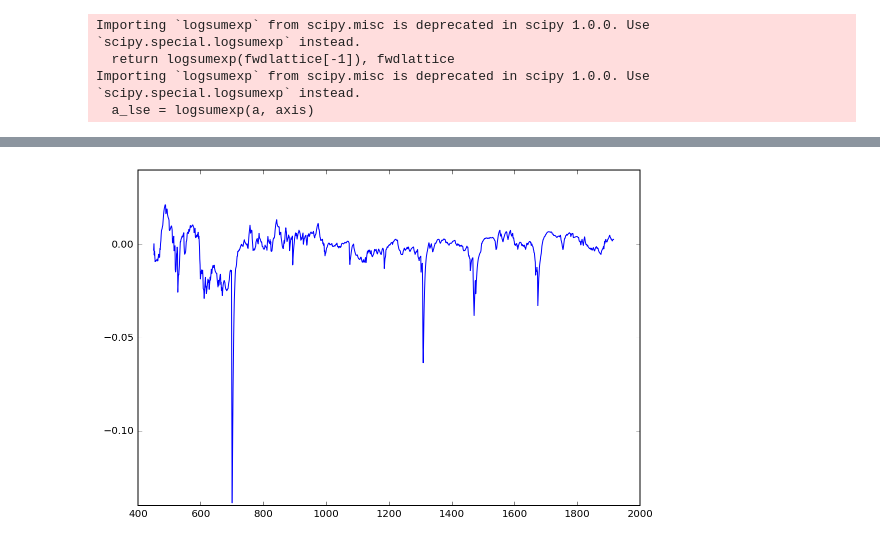
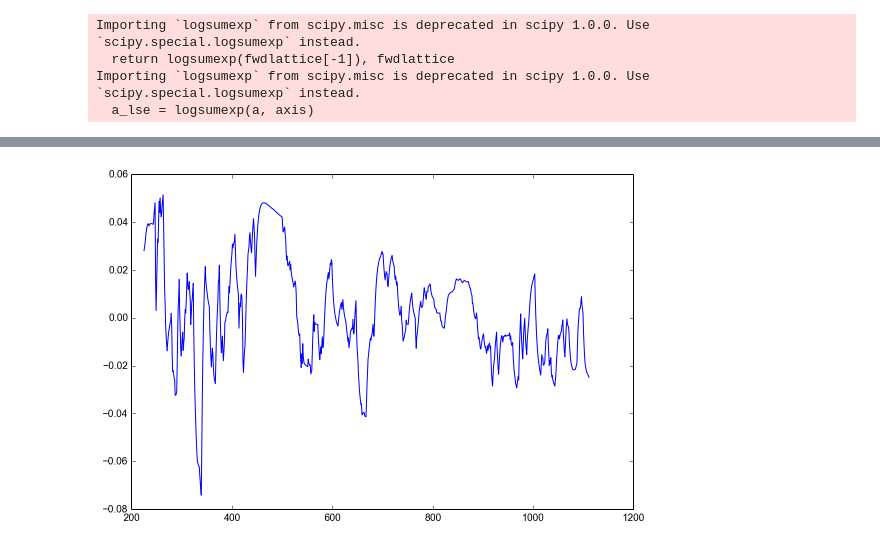
Before and after one commit to Sheph/anomaly, a Jupyter notebook: pch2_run.ipynb, the cells around one changed output, grey strips where cells are left out. Saved outputs shown, nothing was run; the diff lists cells and outputs as text; code cells hidden in the pictures.

```diff
--- a/pch2_run.ipynb
+++ b/pch2_run.ipynb
@@ -177,18 +176,18 @@ last_t = df3.iloc[0]["time"]
 pn = []
 
 #seg_len = 15
-seg_len = 30
+seg_len = 15
 seg_n_len = 15
 
 i = 0
 i_next = 0
 i_next_tm = 0
-while i < len(df3):
+while i < len(df3) - 1:
     r = df3.iloc[i]
     pn.append(r.drop(["time", "frame"]).ravel())
     if (i_next == 0) and (r.time - last_t > seg_n_len):
-        i_next = i
-        i_next_tm = r.time
+        i_next = i + 1
+        i_next_tm = df3.iloc[i + 1].time
     if r.time - last_t > seg_len:
         last_t = i_next_tm
         i = i_next
@@ -246,8 +247,9 @@ hmms1 = []
 N = len(PN)
 
 for i in range(N):
-    hmm1 = hmm.GaussianHMM(n_components=bgmm.n_components, covariance_type="diag")
+    hmm1 = hmm.GaussianHMM(n_components=bgmm.n_components, covariance_type="diag", random_state=0)
     hmm1.fit(PN[i])
+    assert(hmm1.monitor_.converged)
     hmms1.append(hmm1)
 # %% [output]
 Importing `logsumexp` from scipy.misc is deprecated in scipy 1.0.0. Use `scipy.special.logsumexp` instead.
@@ -495,0 +527,9 @@ print(finalK2)
+# %%
+AM = np.zeros((N,N), np.float64)
+for i in range(N):
+    for j in range(N):
+        AM[i, j] = af.labels_[i]
+
+plt.figure()
+plt.imshow(AM, cmap='gray')
+plt.show()
@@ -529,7 +571,7 @@ from sklearn.utils.validation import check_is_fitted
 from hmmlearn.utils import log_mask_zero
 from scipy.special import logsumexp
 
-df_test = pd.read_csv("data_ped_train.csv")
+df_test = pd.read_csv("data_left_obj.csv")
 df_test.drop(df_test.columns[0], inplace=True, axis=1)
 #df_test = extend_set(df_test)
 #df_test = extend_set(df_test)
@@ -570,6 +612,7 @@ def calc_final_prob(samples):
         lgg = _log_multivariate_normal_density_diag(check_array([samples[-1]]), final_hmms[i].means_, final_hmms[i]._covars_)
         my_s = my_forward_pass(final_hmms[i], lattices[i], lgg, len(samples))
         act_s = my_s
+
         #act_s = final_hmms[i].score(samples)
         #assert(np.allclose(my_s, act_s))
 
@@ -577,6 +620,10 @@ def calc_final_prob(samples):
         i_b.append(float(final_nk[i]) / float(N))
 
     return scipy.special.logsumexp(a=i_a, b=i_b)
+
+def calc_final_prob_i(samples, i):
+    lgg = _log_multivariate_normal_density_diag(check_array([samples[-1]]), final_hmms[i].means_, final_hmms[i]._covars_)
+    return my_forward_pass(final_hmms[i], lattices[i], lgg, len(samples))
 
 TestPN = df3_test.drop(["time", "frame"], axis=1)
 #TestPN = TestPN.head(1500)
@@ -590,6 +637,7 @@ test_arr = []
 scrs = []
 scrs_raw = []
 j = 1
+
 for i in range(len(TestPN)):
     r = TestPN.iloc[i].ravel()
     test_arr.append(r)
@@ -599,6 +647,6 @@ for i in range(len(TestPN)):
     j += 1
 
 plt.figure()
-plt.plot(scrs[800:])
+plt.plot(scrs[int(seg_len * 1.5 * 10):])
 plt.show()
 # %% [output]
@@ -645,43 +693,43 @@ plt.figure()
 plt.plot(range(first_frm, len(qts_lst)), qts_lst[first_frm:])
 plt.show()
 
-cap = cv2.VideoCapture('Datasets/Pedestrian/train.avi')
+#cap = cv2.VideoCapture('Datasets/Pedestrian/train.avi')
 #cap = cv2.VideoCapture('z3.avi')
-#cap = cv2.VideoCapture('reception_short_test.avi')
+cap = cv2.VideoCapture('reception_short_train.avi')
 #cap = cv2.VideoCapture('Datasets/Crossroads1/test.avi')
 ok, frame = cap.read()
 aspect = float(frame.shape[1]) / frame.shape[0]
 cap.release()
-cap = cv2.VideoCapture('Datasets/Pedestrian/train.avi')
+#cap = cv2.VideoCapture('Datasets/Pedestrian/train.avi')
 #cap = cv2.VideoCapture('z3.avi')
-#cap = cv2.VideoCapture('reception_short_test.avi')
+cap = cv2.VideoCapture('reception_short_train.avi')
 #cap = cv2.VideoCapture('Datasets/Crossroads1/test.avi')
 
 try:
     while True:
         ok, frame = cap.read()
         if not ok:
             break
         frame = cv2.resize(frame, (int(240 * aspect), 240), interpolation = cv2.INTER_AREA)
         fnum = cap.get(cv2.CAP_PROP_POS_FRAMES)
         delay = 1
         if (fnum >= first_frm_num) and (fnum in qts):
             if qts[fnum] < -0.1:
                 cv2.rectangle(frame, (0,0), (frame.shape[1], frame.shape[0]), (0,0,255), 10)
                 delay = 0
                 #print("frame", frm_to_i[fnum])
         cv2.imshow('frame', frame)
         k = cv2.waitKey(delay) & 0xff
         #if delay == 0:
         #    time.sleep(1)
         if k == 32:
             k = cv2.waitKey() & 0xff
         if k == 27:
             break
 except Exception as e:
     traceback.print_exc()
 
 cap.release()
 cv2.destroyAllWindows()
 # %% [output]
-[figure, old version]
+[figure, new version]
```
Also changed, not shown: parts of 12 cells of this notebook, 1 other file.
